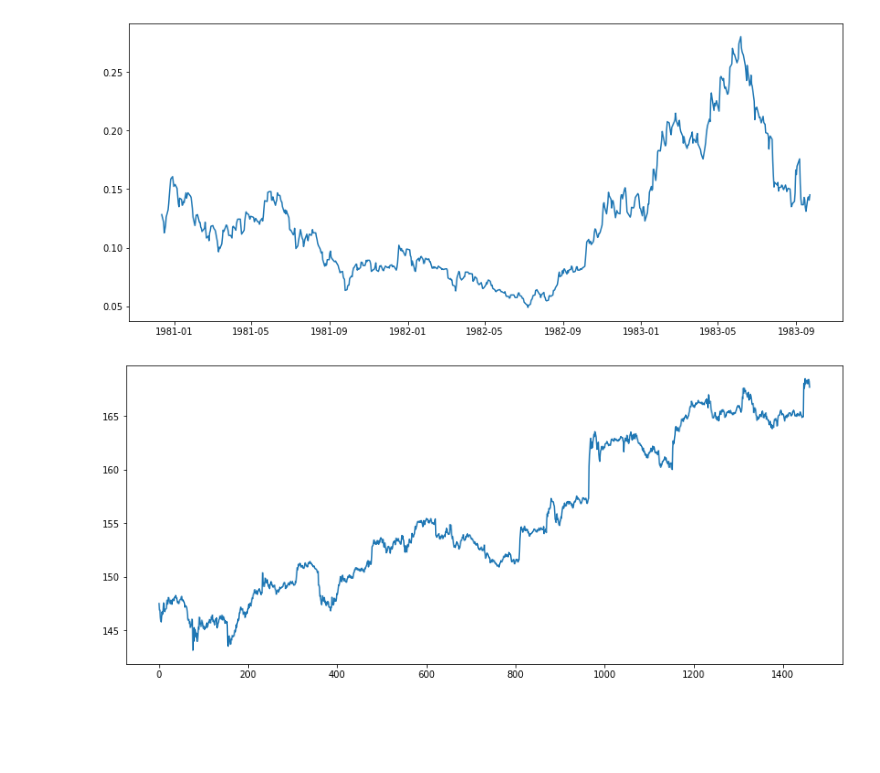
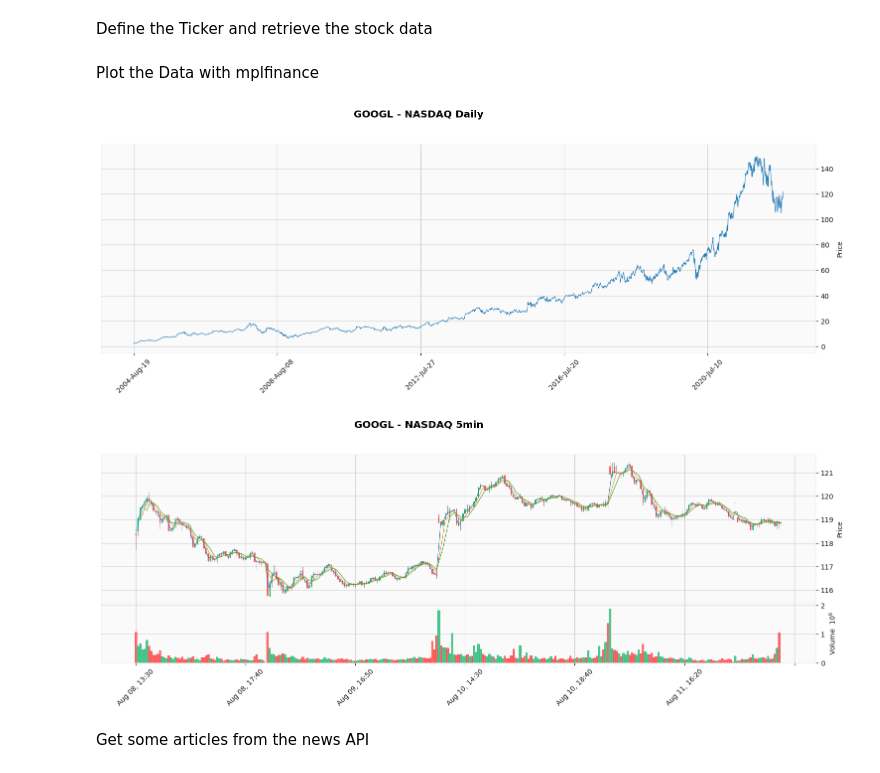
Before and after one commit to LLukas22/Finance-Data-Scraper, a Jupyter notebook: demo/demo.ipynb, the cells around one changed output. Drawn from its saved outputs; the diff is of its cells as text; code cells hidden in the pictures; blank space fills up the shorter version.

```diff
--- a/demo/demo.ipynb
+++ b/demo/demo.ipynb
@@ -4,5 +4,11 @@ from finance_stock_scraper.QuestClient import QuestClient
 from finance_stock_scraper.TickerRepository import TickerRepository
 from finance_stock_scraper.model.Ticker import Ticker
 
+from datetime import date,datetime
+import mplfinance as mpf
 import matplotlib.pyplot as plt
 import pandas as pd
+from mplfinance._styledata import _styles
+from mplfinance._mplwraps import _check_for_and_apply_style
+
+STYLE = _styles['yahoo']
@@ -9,24 +17,31 @@ import pandas as pd
 # %%
-MONGO_IP = "192.168.2.119"
-
-mongoClient = MongoDBClient(host=MONGO_IP)
-questClient = QuestClient(host=MONGO_IP,port=9001)
+IP = "192.168.2.110"
+mongoClient = MongoDBClient(host=IP)
+questClient = QuestClient(host=IP,port=9001)
 tickerRepository = TickerRepository(questClient)
+# %% [markdown]
+Define the Ticker and retrieve the stock data
 # %%
+TICKER = "GOOGL"
+EXCHANGE = "NASDAQ"
+START_TIME = datetime(2022,8,8)
+END_TIME = datetime(2022,8,12)
 #Define the ticker
-ticker = Ticker("AAPL","NASDAQ")
+ticker = Ticker(TICKER,EXCHANGE)
 #Get data from QuestDB
-df_daily = tickerRepository.get_values(tickers=ticker,interval="1d",values=["close","volume"])
-df_minutly = tickerRepository.get_values(tickers=ticker,interval="5m",values=["close","open","volume"])
+df_daily = tickerRepository.get_values(tickers=ticker,interval="1d",values=["open","close","high","low","volume"])
+df_minutly = tickerRepository.get_values(tickers=ticker,interval="5m",values=["open","close","high","low","volume"],start_time=START_TIME,end_time=END_TIME)
-# %%
-plt.figure(figsize=(14,6))
-plt.plot(df_daily['close'])
-plt.show()
-
-plt.figure(figsize=(14,6))
-plt.plot(range(len(df_minutly['close'])),df_minutly['close'])
-plt.show()
-# %% [output]
-[figure, removed]
-[figure, removed]
+# %% [markdown]
+Plot the Data with mplfinance
+# %%
+mpf.plot(df_daily,type='line',style=STYLE,title=f"{TICKER} - {EXCHANGE} Daily",figsize=(20,6))
+mpf.show()
+
+mpf.plot(df_minutly,type='candle',mav=(2,4,6),volume=True,style=STYLE,title=f"{TICKER} - {EXCHANGE} 5min",figsize=(20,6))
+mpf.show()
+# %% [output]
+[figure, added]
+[figure, added]
+# %% [markdown]
+Get some articles from the news API
 # %%
```
Also changed, not shown: parts of 9 cells of this notebook, 3 other files.
